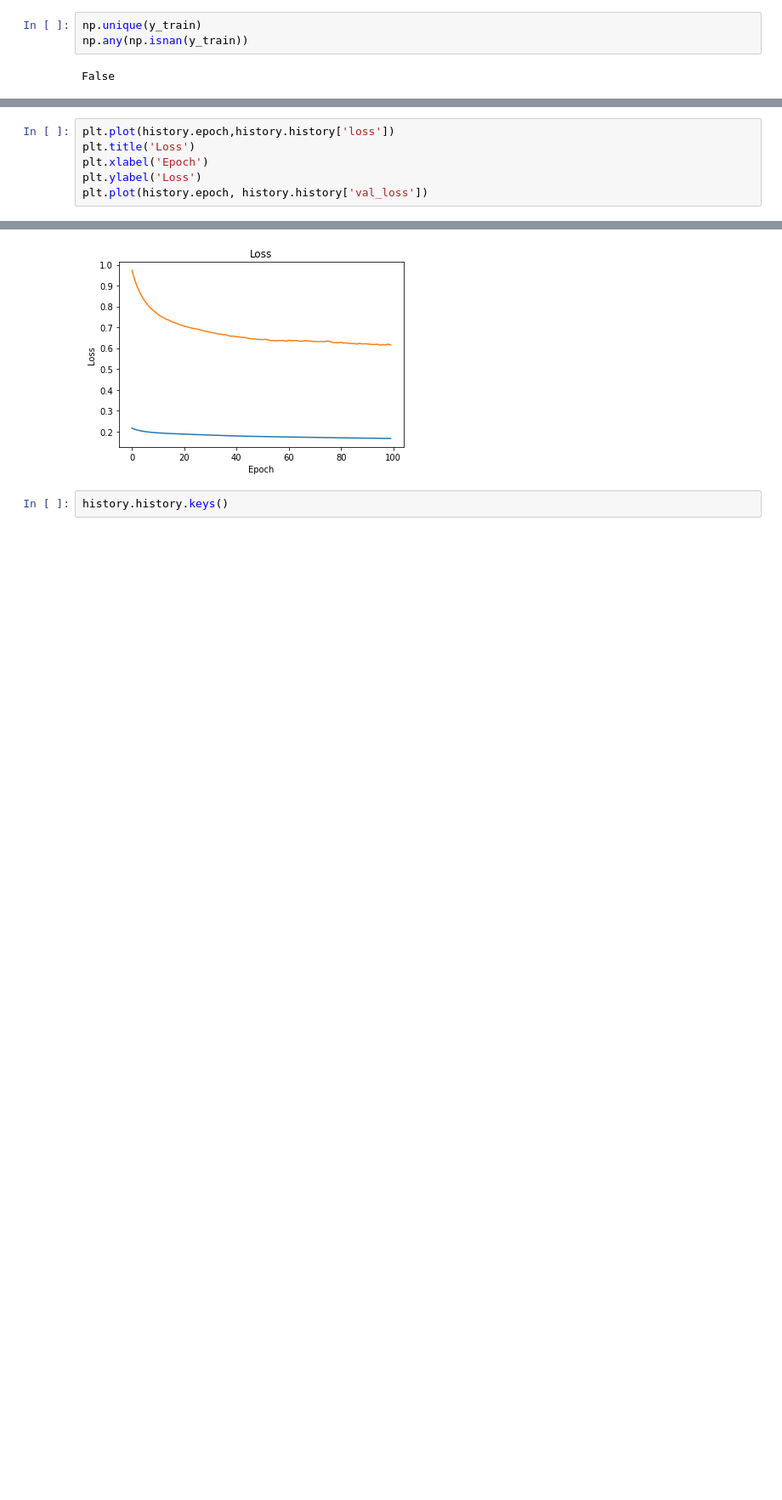
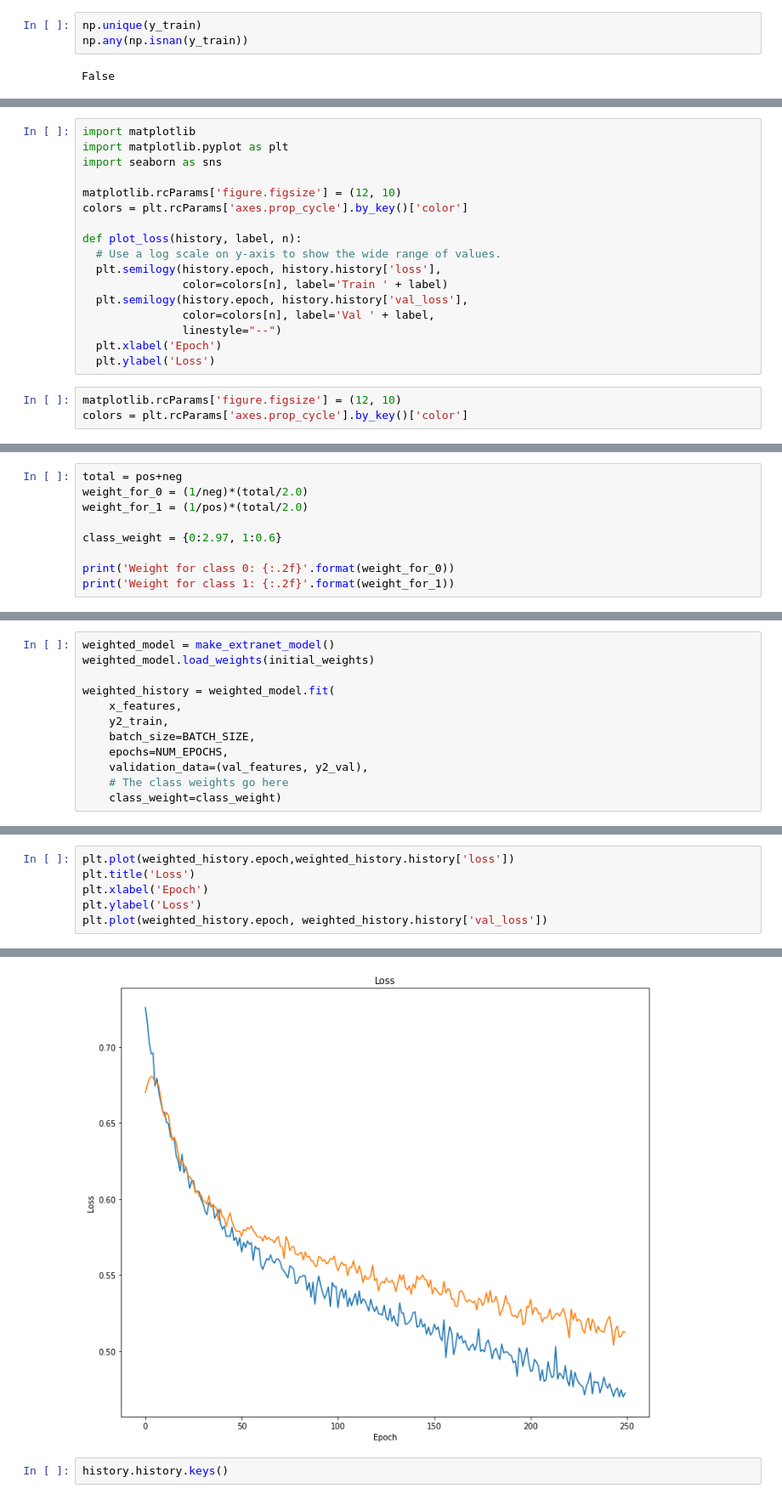
Before and after one commit to spacelabdev/new_world_disco, a Jupyter notebook: code/spacelab-exonet-tess.ipynb, the cells around one changed output, grey strips where cells are left out. Shown at 85% size. Saved outputs shown, nothing was run; the diff lists cells and outputs as text; blank space fills up the shorter version.

```diff
--- a/code/spacelab-exonet-tess.ipynb
+++ b/code/spacelab-exonet-tess.ipynb
@@ -742,0 +940,20 @@ array([0.6158694 , 0.32004273, 0.79221857, 0.3263402 , 0.68549871,
+# %%
+import matplotlib
+import matplotlib.pyplot as plt
+import seaborn as sns
+
+matplotlib.rcParams['figure.figsize'] = (12, 10)
+colors = plt.rcParams['axes.prop_cycle'].by_key()['color']
+
+def plot_loss(history, label, n):
+  # Use a log scale on y-axis to show the wide range of values.
+  plt.semilogy(history.epoch, history.history['loss'],
+               color=colors[n], label='Train ' + label)
+  plt.semilogy(history.epoch, history.history['val_loss'],
+               color=colors[n], label='Val ' + label,
+               linestyle="--")
+  plt.xlabel('Epoch')
+  plt.ylabel('Loss')
+# %%
+matplotlib.rcParams['figure.figsize'] = (12, 10)
+colors = plt.rcParams['axes.prop_cycle'].by_key()['color']
@@ -742,0 +1088,9 @@ array([0.6158694 , 0.32004273, 0.79221857, 0.3263402 , 0.68549871,
+# %%
+total = pos+neg
+weight_for_0 = (1/neg)*(total/2.0)
+weight_for_1 = (1/pos)*(total/2.0)
+
+class_weight = {0:2.97, 1:0.6}
+
+print('Weight for class 0: {:.2f}'.format(weight_for_0))
+print('Weight for class 1: {:.2f}'.format(weight_for_1))
@@ -742,0 +1100,12 @@ array([0.6158694 , 0.32004273, 0.79221857, 0.3263402 , 0.68549871,
+# %%
+weighted_model = make_extranet_model()
+weighted_model.load_weights(initial_weights)
+
+weighted_history = weighted_model.fit(
+    x_features,
+    y2_train,
+    batch_size=BATCH_SIZE,
+    epochs=NUM_EPOCHS,
+    validation_data=(val_features, y2_val),
+    # The class weights go here
+    class_weight=class_weight)
@@ -807,12 +1419,12 @@ plt.plot(np.arange(len(R)), R)
 # %%
-plt.plot(history.epoch,history.history['loss'])
+plt.plot(weighted_history.epoch,weighted_history.history['loss'])
 plt.title('Loss')
 plt.xlabel('Epoch')
 plt.ylabel('Loss')
-plt.plot(history.epoch, history.history['val_loss'])
+plt.plot(weighted_history.epoch, weighted_history.history['val_loss'])
 # %% [output]
 [<matplotlib.lines.Line2D at 0x...>]
-[figure, old version]
+[figure, new version]
 # %%
 history.history.keys()
 # %% [output]
```
Also changed, not shown: parts of 75 cells of this notebook.
